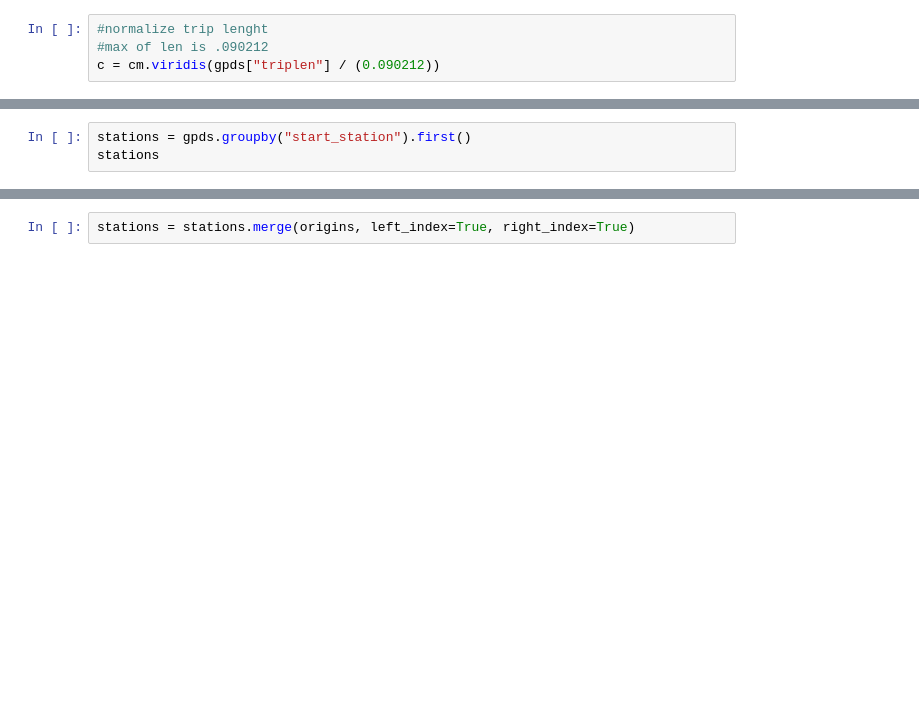
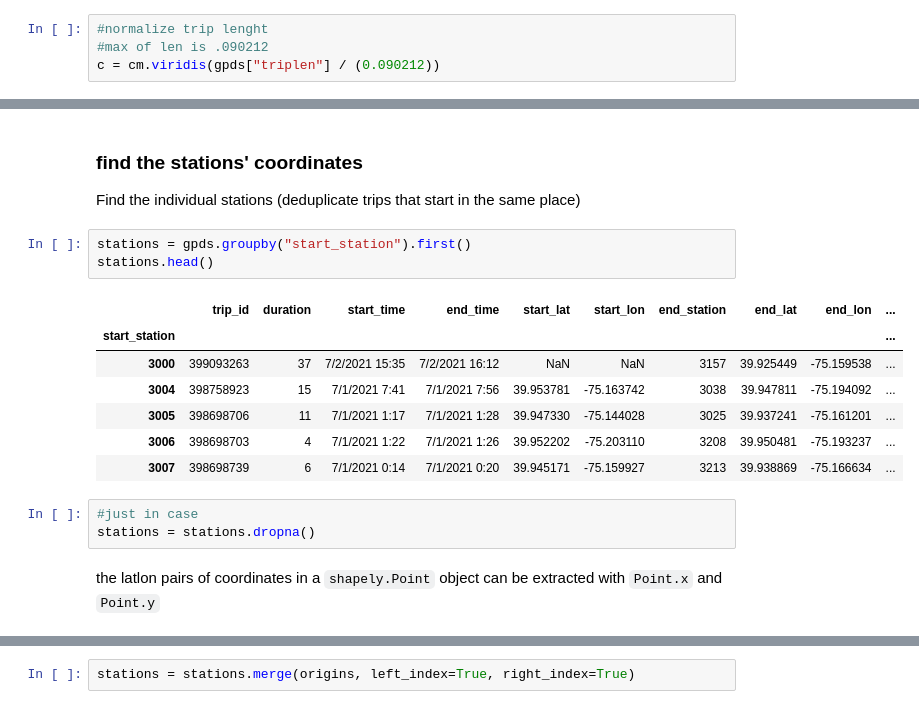
Before and after one commit to ReidelVichot/PUA2022_RVichot, a Jupyter notebook: classdemo/PhillyCitiBikes_partiallyFilledNotebook.ipynb, the cells around one changed output, grey strips where cells are left out. Saved outputs shown, nothing was run; the diff lists cells and outputs as text; blank space fills up the shorter version.

````diff
--- a/classdemo/PhillyCitiBikes_partiallyFilledNotebook.ipynb
+++ b/classdemo/PhillyCitiBikes_partiallyFilledNotebook.ipynb
@@ -261,5 +462,22 @@ my_map
+# %% [markdown]
+### find the stations' coordinates
+
+Find the individual stations (deduplicate trips that start in the same place)
 # %%
 stations = gpds.groupby("start_station").first()
-stations
+stations.head()
+# %% [output]
+|  | trip_id | duration | start_time | end_time | start_lat | start_lon | end_station | end_lat | end_lon | ... |
+| start_station |  |  |  |  |  |  |  |  |  | ... |
+| 3000 | 399093263 | 37 | 7/2/2021 15:35 | 7/2/2021 16:12 | NaN | NaN | 3157 | 39.925449 | -75.159538 | ... |
+| 3004 | 398758923 | 15 | 7/1/2021 7:41 | 7/1/2021 7:56 | 39.953781 | -75.163742 | 3038 | 39.947811 | -75.194092 | ... |
+| 3005 | 398698706 | 11 | 7/1/2021 1:17 | 7/1/2021 1:28 | 39.947330 | -75.144028 | 3025 | 39.937241 | -75.161201 | ... |
+| 3006 | 398698703 | 4 | 7/1/2021 1:22 | 7/1/2021 1:26 | 39.952202 | -75.203110 | 3208 | 39.950481 | -75.193237 | ... |
+| 3007 | 398698739 | 6 | 7/1/2021 0:14 | 7/1/2021 0:20 | 39.945171 | -75.159927 | 3213 | 39.938869 | -75.166634 | ... |
+# %%
+#just in case
+stations = stations.dropna()
+# %% [markdown]
+the latlon pairs of coordinates in a ```shapely.Point``` object can be extracted with ```Point.x``` and ```Point.y```
 # %%
 stations.loc[3255, "startlonlat"].x
````
Also changed, not shown: parts of 58 cells of this notebook.
